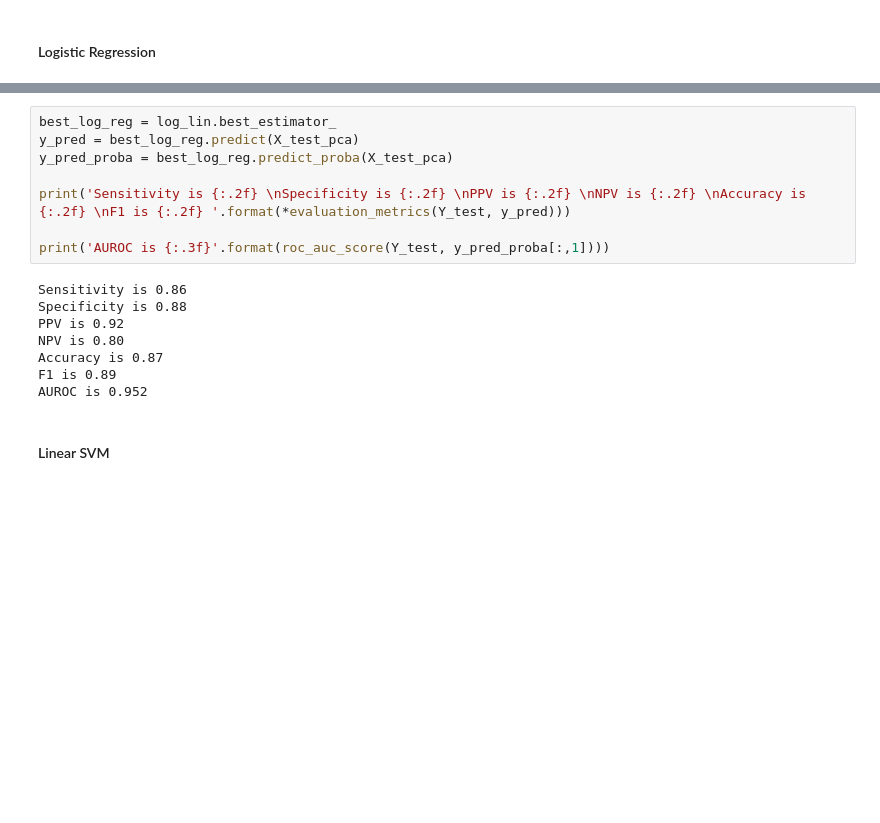
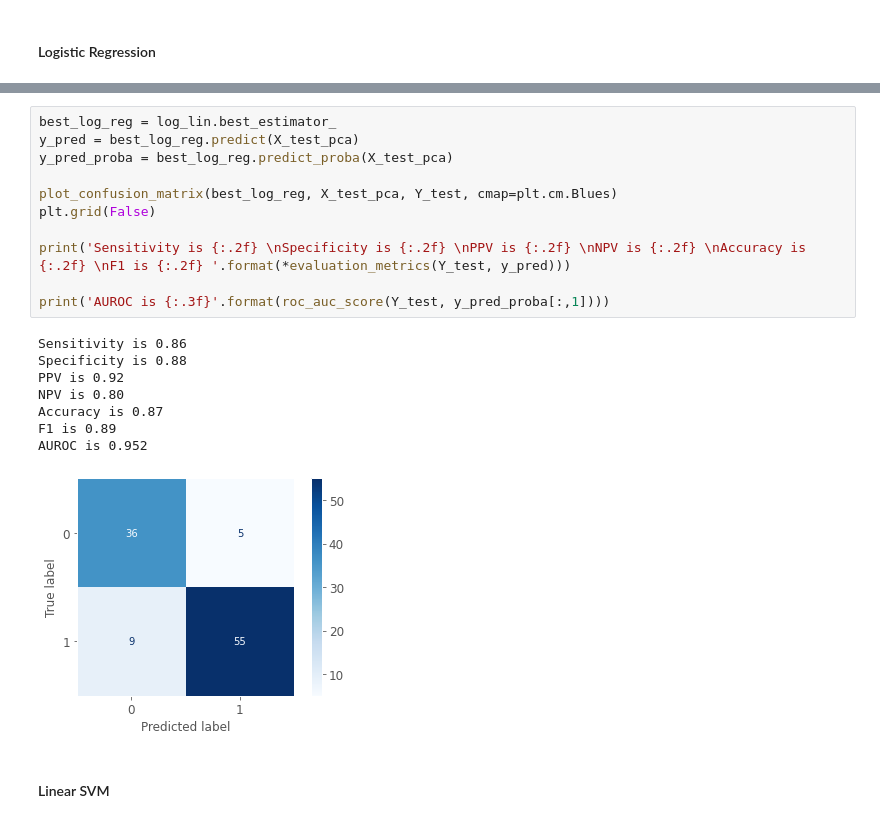
Before and after one commit to mlh-master/hw2_mlh-ofrirotem, a Jupyter notebook: HW2.ipynb, the cells around one changed output, grey strips where cells are left out. Cells and saved outputs as stored; diff of their text form; blank space fills up the shorter version.

```diff
--- a/HW2.ipynb
+++ b/HW2.ipynb
@@ -784,19 +836,23 @@ GridSearchCV(cv=StratifiedKFold(n_splits=5, random_state=42, shuffle=True),
 # %%
 best_log_reg = log_lin.best_estimator_
 y_pred = best_log_reg.predict(X_test_pca)
 y_pred_proba = best_log_reg.predict_proba(X_test_pca)
 
+plot_confusion_matrix(best_log_reg, X_test_pca, Y_test, cmap=plt.cm.Blues)
+plt.grid(False)
+
 print('Sensitivity is {:.2f} \nSpecificity is {:.2f} \nPPV is {:.2f} \nNPV is {:.2f} \nAccuracy is {:.2f} \nF1 is {:.2f} '.format(*evaluation_metrics(Y_test, y_pred)))
 
 print('AUROC is {:.3f}'.format(roc_auc_score(Y_test, y_pred_proba[:,1])))
 # %% [output]
 Sensitivity is 0.86
 Specificity is 0.88
 PPV is 0.92
 NPV is 0.80
 Accuracy is 0.87
 F1 is 0.89
 AUROC is 0.952
+[figure, added]
 # %% [markdown]
 #### Linear SVM
 # %%
```
Also changed, not shown: parts of 15 cells of this notebook.
